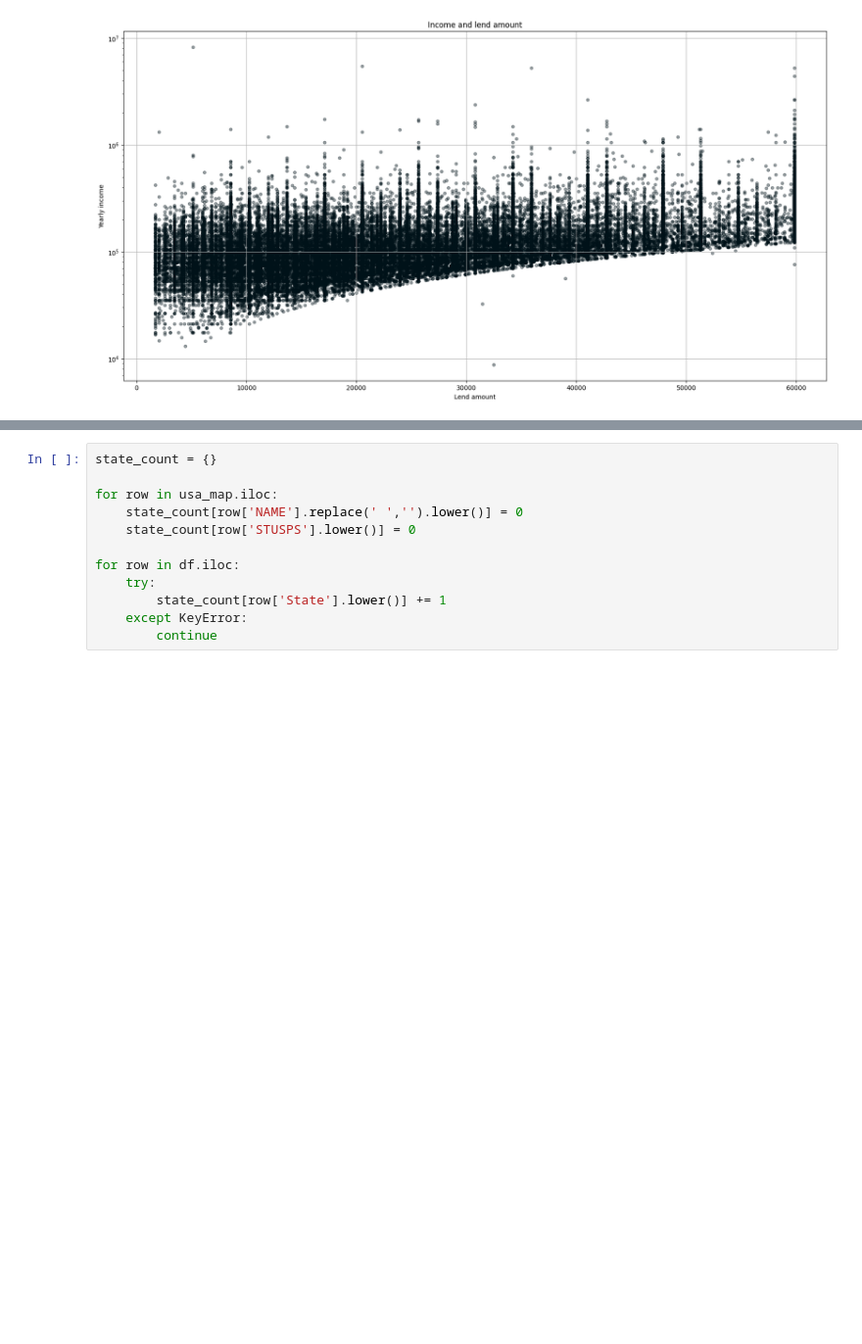
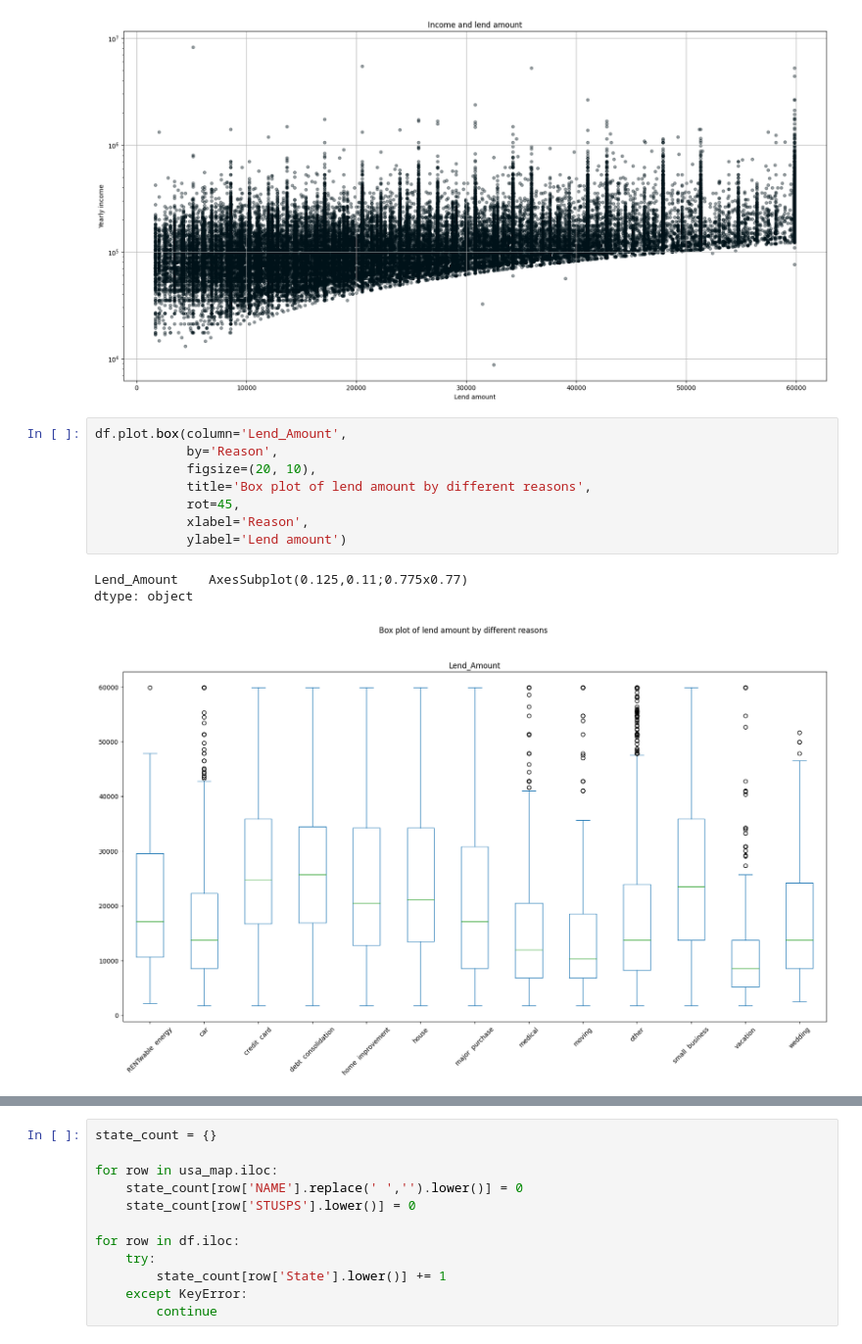
Before and after one commit to applesoju/MAiED, a Jupyter notebook: maied.ipynb, the cells around one changed output, grey strips where cells are left out. Shown at 98% size. Cells and saved outputs as stored; diff of their text form; blank space fills up the shorter version.

Commit message:
added 3 more plots

```diff
--- a/maied.ipynb
+++ b/maied.ipynb
@@ -114,3 +114,15 @@ ax.set_yscale('log')
 # %% [output]
 *c* argument looks like a single numeric RGB or RGBA sequence, which should be avoided as value-mapping will have precedence in case its length matches with *x* & *y*.  Please use the *color* keyword- ...
 [figure]
+# %%
+df.plot.box(column='Lend_Amount',
+            by='Reason',
+            figsize=(20, 10),
+            title='Box plot of lend amount by different reasons',
+            rot=45,
+            xlabel='Reason',
+            ylabel='Lend amount')
+# %% [output]
+Lend_Amount    AxesSubplot(0.125,0.11;0.775x0.77)
+dtype: object
+[figure, added]
```
Also changed, not shown: parts of 5 cells of this notebook.
